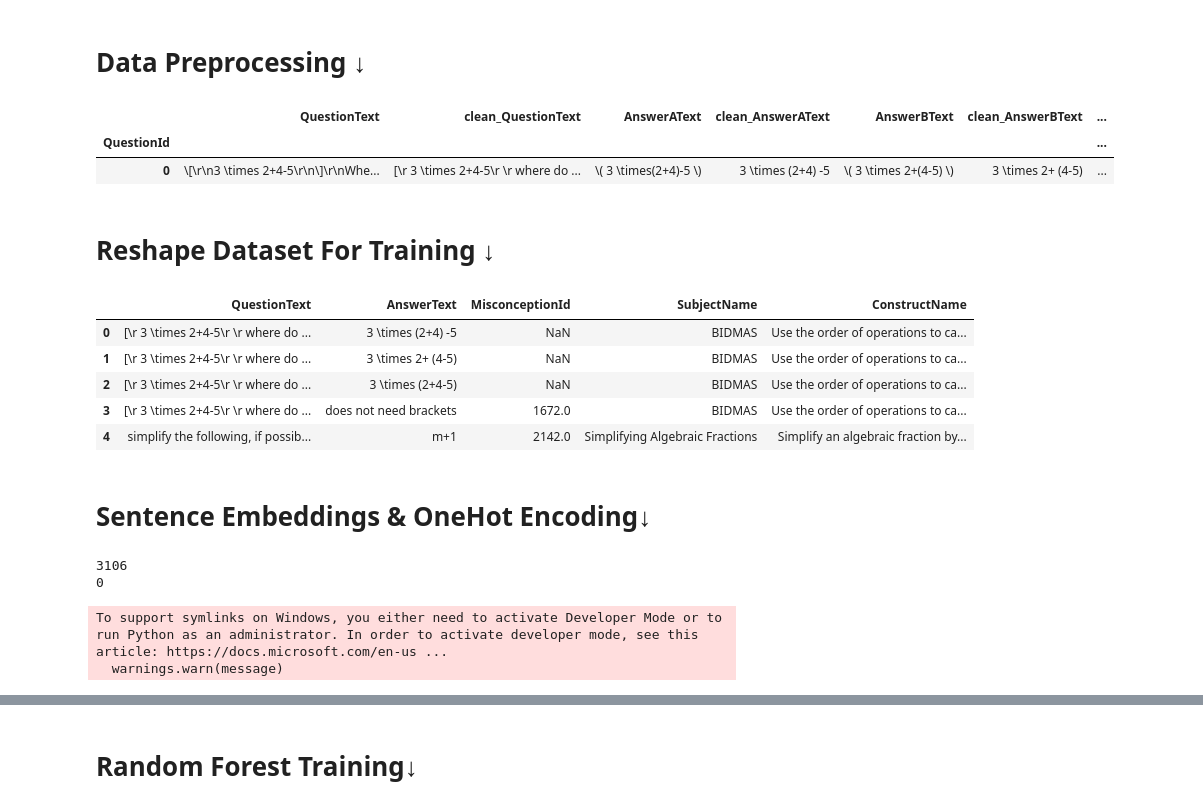
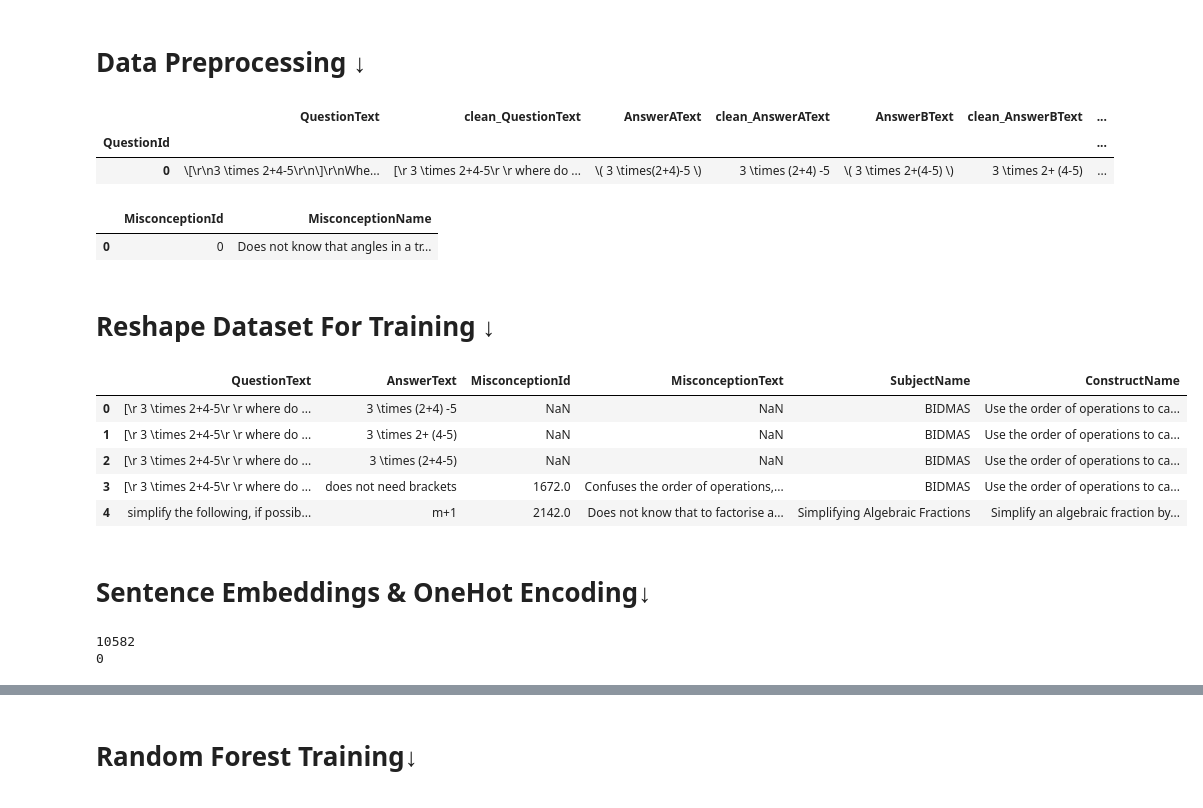
Before and after one commit to BaderKhalil/Project3-1-Group-5, a Jupyter notebook: models/Random-Forest-Emb.ipynb, the cells around one changed output, grey strips where cells are left out. Cells and saved outputs as stored; diff of their text form; code cells hidden in the pictures.

Commit message:
added MisconceptionName to reshaped df

```diff
--- a/models/Random-Forest-Emb.ipynb
+++ b/models/Random-Forest-Emb.ipynb
@@ -28,7 +28,7 @@ DATA_PATH = "datasets/eedi-mining-misconceptions-in-mathematics"
 EXTERNAL_DATA_PATH = "datasets/eedi-external-dataset"
 
 # train_df = pd.read_csv(f'{DATA_PATH}/train.csv', index_col='QuestionId')
-train_df = pd.read_csv(f'{DATA_PATH}/train.csv', index_col='QuestionId') #this contains the original dataset + an external dataset generated by a LLM
+train_df = pd.read_csv(f'{EXTERNAL_DATA_PATH}/all_train.csv', index_col='QuestionId') #this contains the original dataset + an external dataset generated by a LLM
 test_df = pd.read_csv(f'{DATA_PATH}/test.csv')
 misconceptions_df = pd.read_csv(f'{DATA_PATH}/misconception_mapping.csv')
 
@@ -109,41 +109,47 @@ display_train_df = train_df[['QuestionText', 'clean_QuestionText','AnswerAText',
 pd.options.display.max_colwidth = 300
 display(display_train_df.head(1))
 pd.options.display.max_colwidth = 50
+
+display(misconceptions_df.head(1))
 # %% [output]
 |  | QuestionText | clean_QuestionText | AnswerAText | clean_AnswerAText | AnswerBText | clean_AnswerBText | ... |
 | QuestionId |  |  |  |  |  |  | ... |
 | 0 | \[\r\n3 \times 2+4-5\r\n\]\r\nWhe... | [\r 3 \times 2+4-5\r \r where do ... | \( 3 \times(2+4)-5 \) | 3 \times (2+4) -5 | \( 3 \times 2+(4-5) \) | 3 \times 2+ (4-5) | ... |
+|  | MisconceptionId | MisconceptionName |
+| 0 | 0 | Does not know that angles in a tr... |
 # %% [markdown]
 # **Reshape Dataset For Training &#8595;**
 # %%
 # train_df columns: QuestionID, ConstructID, ConstructName, CorrectAnswer, SubjectId, SubjectName, QuestionText, Answer[A/B/C/D]Text, Misconception[A/B/C/D]Id
 
 reshaped_data = []
 for _, row in train_df.iterrows():
     for answer, misconception_id in zip(
         ['clean_AnswerAText', 'clean_AnswerBText', 'clean_AnswerCText', 'clean_AnswerDText'],
         ['MisconceptionAId', 'MisconceptionBId', 'MisconceptionCId', 'MisconceptionDId']
     ): # turn the data into a format where each datapoint (row) represents an answer choice (i.e there are now 4 datapoints for each question)
+        misc_id = int(row[misconception_id]) if not pd.isna(row[misconception_id]) else row[misconception_id]
         reshaped_data.append({
             'QuestionText': row['clean_QuestionText'],
             'AnswerText': row[answer],
-            'MisconceptionId': row[misconception_id],
+            'MisconceptionId': misc_id,
+            'MisconceptionText': misconceptions_df.loc[misconceptions_df['MisconceptionId'] == misc_id, 'MisconceptionName'].values[0] if not pd.isna(misc_id) else misc_id,
             'SubjectName': row['SubjectName'],
             'ConstructName': row['ConstructName']
         })
 
 reshaped_df = pd.DataFrame(reshaped_data)
 display(reshaped_df.head())
 
 # removed columns: QuestionId, ConstructId, CorrectAnswer, SubjectId
 # other changes: Answer[A/B/C/D]Text are now in separate datapoints along with their associated Misconception[A/B/C/D]Texts
 # %% [output]
-|  | QuestionText | AnswerText | MisconceptionId | SubjectName | ConstructName |
-| 0 | [\r 3 \times 2+4-5\r \r where do ... | 3 \times (2+4) -5 | NaN | BIDMAS | Use the order of operations to ca... |
-| 1 | [\r 3 \times 2+4-5\r \r where do ... | 3 \times 2+ (4-5) | NaN | BIDMAS | Use the order of operations to ca... |
-| 2 | [\r 3 \times 2+4-5\r \r where do ... | 3 \times (2+4-5) | NaN | BIDMAS | Use the order of operations to ca... |
-| 3 | [\r 3 \times 2+4-5\r \r where do ... | does not need brackets | 1672.0 | BIDMAS | Use the order of operations to ca... |
-| 4 | simplify the following, if possib... | m+1 | 2142.0 | Simplifying Algebraic Fractions | Simplify an algebraic fraction by... |
+|  | QuestionText | AnswerText | MisconceptionId | MisconceptionText | SubjectName | ConstructName |
+| 0 | [\r 3 \times 2+4-5\r \r where do ... | 3 \times (2+4) -5 | NaN | NaN | BIDMAS | Use the order of operations to ca... |
+| 1 | [\r 3 \times 2+4-5\r \r where do ... | 3 \times 2+ (4-5) | NaN | NaN | BIDMAS | Use the order of operations to ca... |
+| 2 | [\r 3 \times 2+4-5\r \r where do ... | 3 \times (2+4-5) | NaN | NaN | BIDMAS | Use the order of operations to ca... |
+| 3 | [\r 3 \times 2+4-5\r \r where do ... | does not need brackets | 1672.0 | Confuses the order of operations,... | BIDMAS | Use the order of operations to ca... |
+| 4 | simplify the following, if possib... | m+1 | 2142.0 | Does not know that to factorise a... | Simplifying Algebraic Fractions | Simplify an algebraic fraction by... |
 # %% [markdown]
 # **Sentence Embeddings & OneHot Encoding&#8595;**
 # %%
@@ -154,24 +160,21 @@ print(reshaped_df['MisconceptionId'].isnull().sum())  # 10582 NaN values yikes :
 reshaped_df = reshaped_df.dropna(subset=['MisconceptionId'])
 print(reshaped_df['MisconceptionId'].isnull().sum())  # 0 now yippie
 # %% [output]
-3106
+10582
 0
 # %%
 # generate sentence embeddings
 
 # model to test option 1 (0.0023)
-model = SentenceTransformer('sentence-transformers/all-MiniLM-L6-v2')
+# model = SentenceTransformer('sentence-transformers/all-MiniLM-L6-v2') # No external dataset: MAP@25 Score: 0.0018020469457405788
 # model to test option 2 (0.0015)
-# model = SentenceTransformer('math-similarity/Bert-MLM_arXiv-MP-class_zbMath')
+model = SentenceTransformer('math-similarity/Bert-MLM_arXiv-MP-class_zbMath')
 
 def get_sentence_embedding(text):
     return model.encode(text, convert_to_numpy=True)
 
 reshaped_df['CombinedText'] = reshaped_df['QuestionText'] + " " + reshaped_df['AnswerText']
 reshaped_df['Embeddings'] = reshaped_df['CombinedText'].apply(get_sentence_embedding)
-# %% [output]
-To support symlinks on Windows, you either need to activate Developer Mode or to run Python as an administrator. In order to activate developer mode, see this article: https://docs.microsoft.com/en-us ...
-  warnings.warn(message)
 # %%
 # use One hot encoding for categorical data (create a "column" for each unique subject and construct and represent each row with 0 and 1)
 encoder = OneHotEncoder(sparse_output=False)
```
Also changed, not shown: parts of 5 cells of this notebook, 1 other file.
